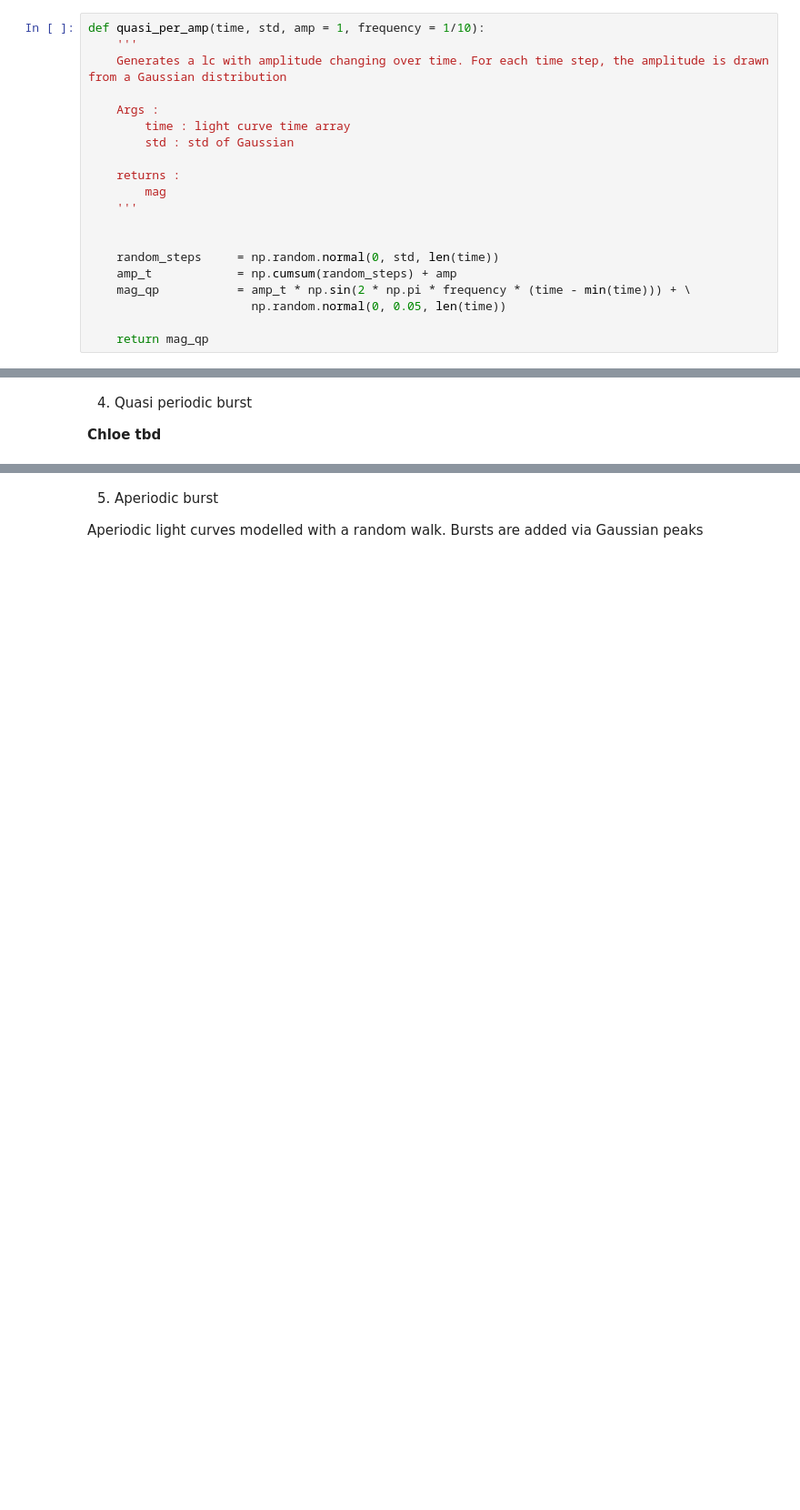
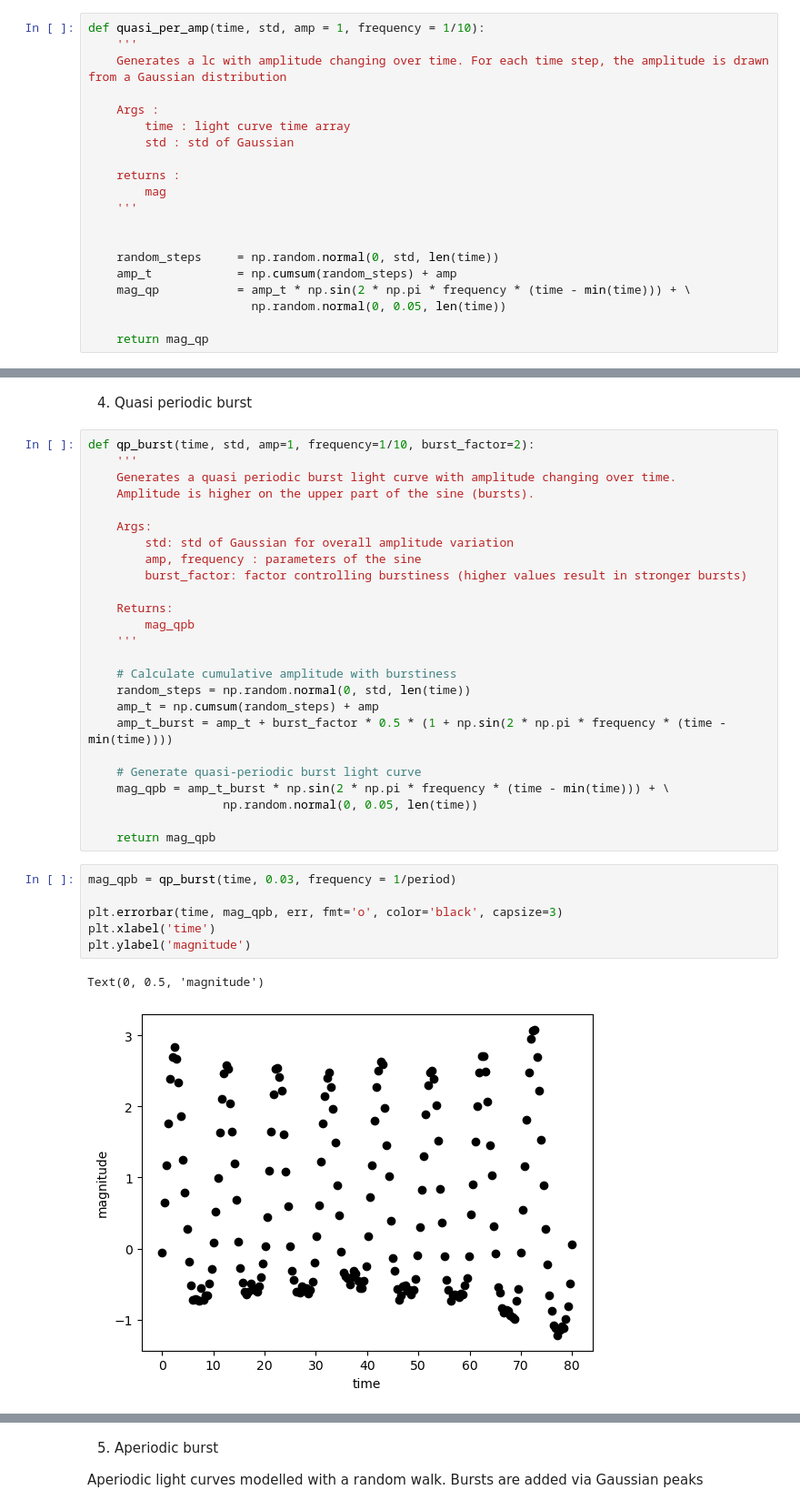
Before and after one commit to juliaroquette/VariabilityIndexes, a Jupyter notebook: jupyter/QM_development.ipynb, the cells around one changed output, grey strips where cells are left out. Shown at 91% size. Drawn from its saved outputs; the diff is of its cells as text; blank space fills up the shorter version.

```diff
--- a/jupyter/QM_development.ipynb
+++ b/jupyter/QM_development.ipynb
@@ -178,4 +178,36 @@ Text(0, 0.5, 'magnitude')
 # %% [markdown]
 4. Quasi periodic burst
-
-**Chloe tbd**
+# %%
+def qp_burst(time, std, amp=1, frequency=1/10, burst_factor=2):
+    '''
+    Generates a quasi periodic burst light curve with amplitude changing over time.
+    Amplitude is higher on the upper part of the sine (bursts).
+
+    Args:
+        std: std of Gaussian for overall amplitude variation
+        amp, frequency : parameters of the sine
+        burst_factor: factor controlling burstiness (higher values result in stronger bursts)
+
+    Returns:
+        mag_qpb
+    '''
+
+    # Calculate cumulative amplitude with burstiness
+    random_steps = np.random.normal(0, std, len(time))
+    amp_t = np.cumsum(random_steps) + amp
+    amp_t_burst = amp_t + burst_factor * 0.5 * (1 + np.sin(2 * np.pi * frequency * (time - min(time))))
+
+    # Generate quasi-periodic burst light curve
+    mag_qpb = amp_t_burst * np.sin(2 * np.pi * frequency * (time - min(time))) + \
+                   np.random.normal(0, 0.05, len(time))
+
+    return mag_qpb
+# %%
+mag_qpb = qp_burst(time, 0.03, frequency = 1/period)
+
+plt.errorbar(time, mag_qpb, err, fmt='o', color='black', capsize=3)
+plt.xlabel('time')
+plt.ylabel('magnitude')
+# %% [output]
+Text(0, 0.5, 'magnitude')
+[figure, added]
```
Also changed, not shown: parts of 17 cells of this notebook.
